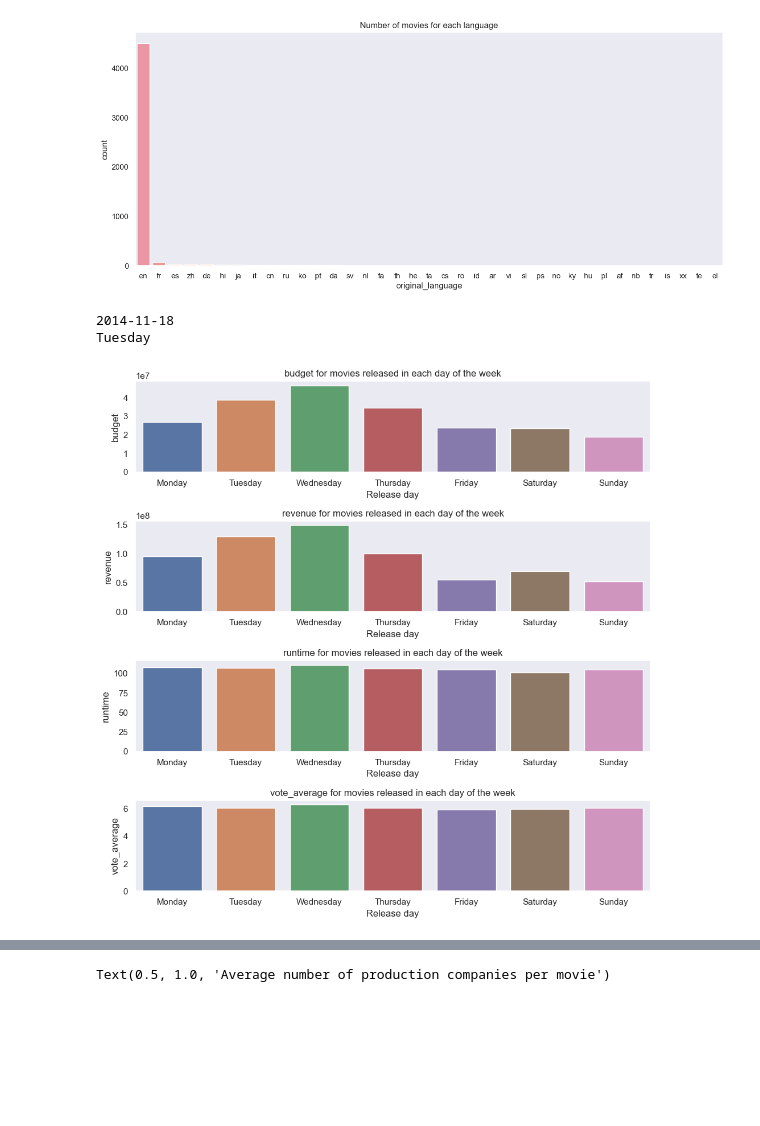
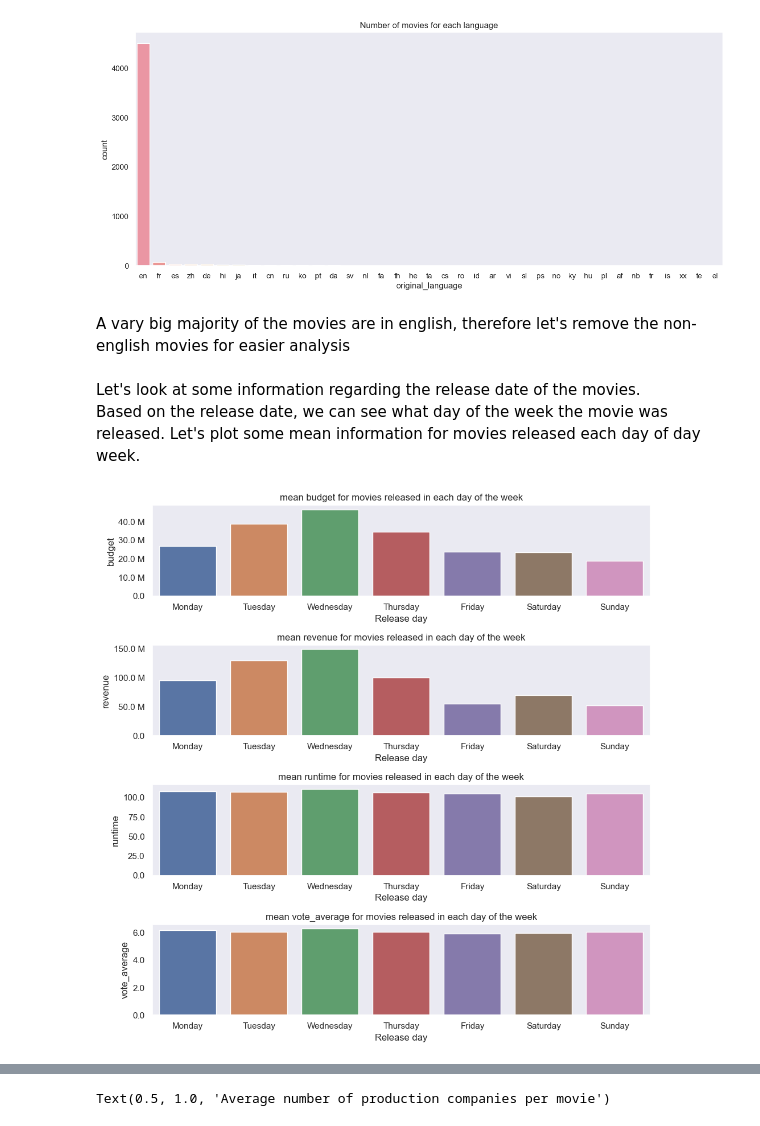
Before and after one commit to DanielHelps/TMDB-movies-analysis-and-predition, a Jupyter notebook: ratings.ipynb, the cells around one changed output, grey strips where cells are left out. Saved outputs shown, nothing was run; the diff lists cells and outputs as text; code cells hidden in the pictures; blank space fills up the shorter version.

```diff
--- a/ratings.ipynb
+++ b/ratings.ipynb
@@ -197,27 +212,30 @@ plt.title('Number of movies for each language')
 # %% [output]
 Text(0.5, 1.0, 'Number of movies for each language')
 [figure]
+# %% [markdown]
+A vary big majority of the movies are in english, therefore let's remove the non-english movies for easier analysis
 # %%
 df = df[df['original_language']=='en']
 # %%
 import datetime
-datetime.datetime.today().weekday()
-datetime.datetime.strptime(df['release_date'][2],'%Y-%m-%d').weekday()
+# datetime.datetime.today().weekday()
+# datetime.datetime.strptime(df['release_date'][2],'%Y-%m-%d').weekday()
 days_dict  = {0:'Monday', 1:'Tuesday', 2:'Wednesday',3:'Thursday',4:'Friday',5:'Saturday',6:'Sunday'}
 days_order = ['Monday','Tuesday','Wednesday','Thursday','Friday','Saturday','Sunday']
-print(df['release_date'][200])
-print(days_dict[datetime.datetime.strptime(df['release_date'][200],'%Y-%m-%d').weekday()])
+# print(days_dict[datetime.datetime.strptime(df['release_date'][200],'%Y-%m-%d').weekday()])
+df = df[df['release_date'].isna()==False]
 df['release_day'] = df['release_date'].apply(lambda x: days_dict[datetime.datetime.strptime(x,'%Y-%m-%d').weekday()])
 release_day_mean = df.groupby(by='release_day').mean()
-# %% [output]
-2014-11-18
-Tuesday
+# %% [markdown]
+Let's look at some information regarding the release date of the movies.
+Based on the release date, we can see what day of the week the movie was released. Let's plot some mean information for movies released each day of day week.
 # %%
 fig, ax = plt.subplots(4,1, figsize=(10,10))
 for i,column in enumerate(['budget','revenue', 'runtime', 'vote_average']):
     sns.barplot(ax=ax[i], x=release_day_mean.index, y=release_day_mean[column],order=days_order)
     ax[i].set_xlabel('Release day')
-    ax[i].set_title(f'{column} for movies released in each day of the week')
+    ax[i].set_title(f'mean {column} for movies released in each day of the week')
+    ax[i].yaxis.set_major_formatter(fmt)
 fig.tight_layout()
 # %% [output]
-[figure, old version]
+[figure, new version]
```
Also changed, not shown: parts of 41 cells of this notebook.
